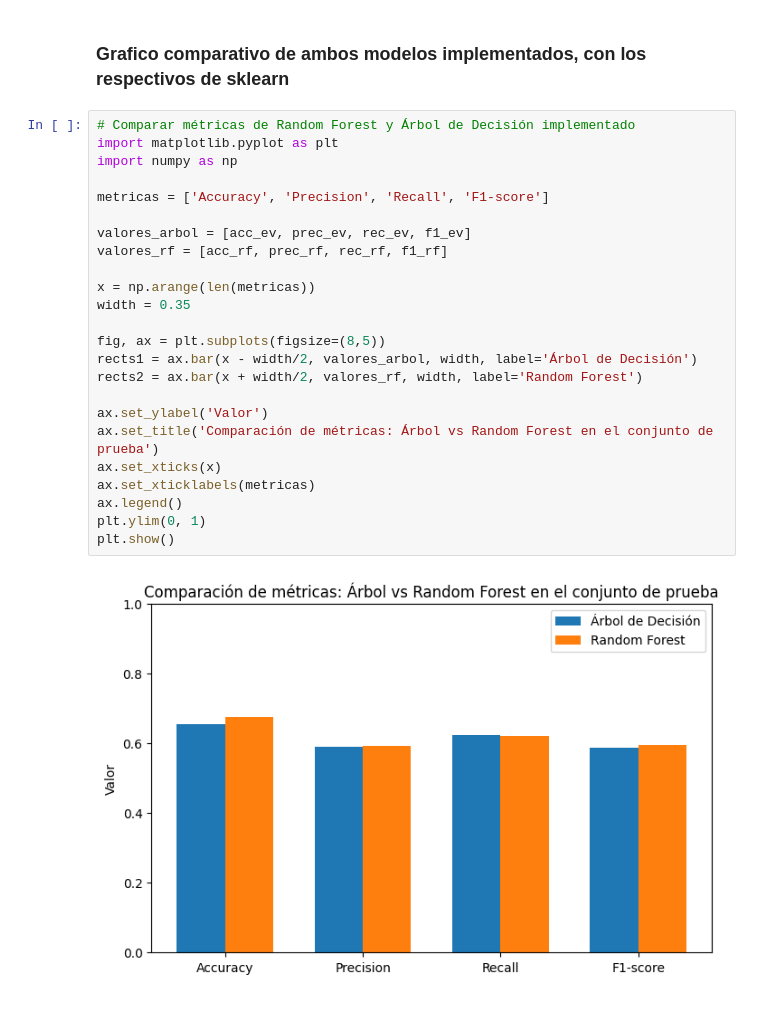
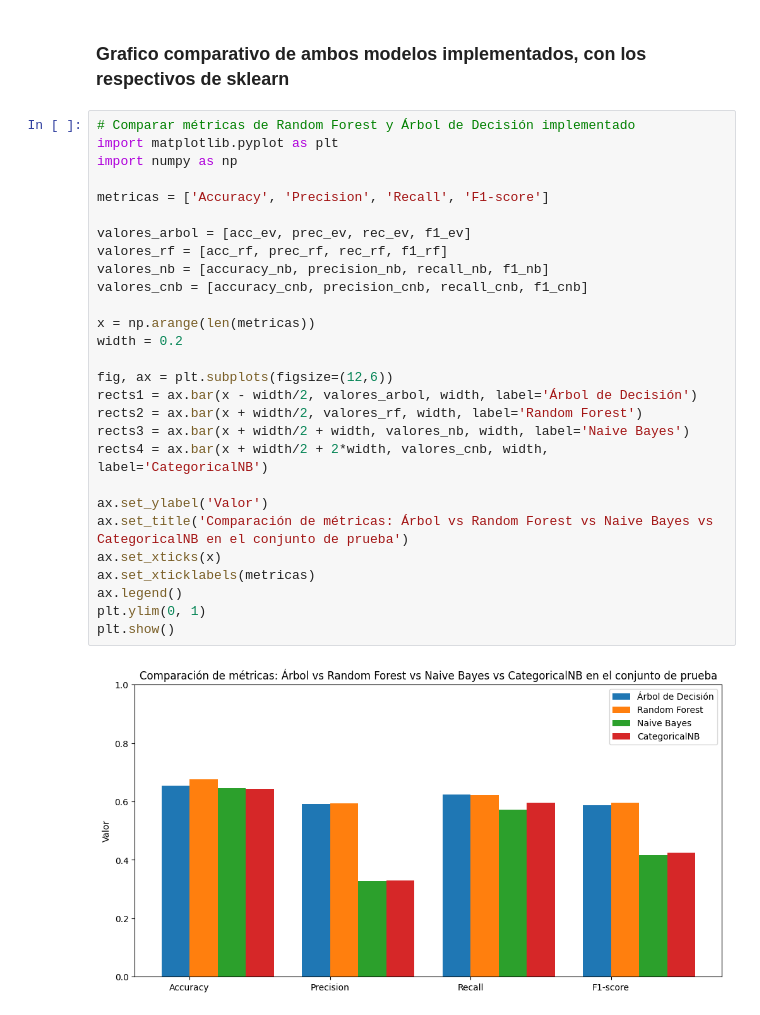
Before and after one commit to facuguisande/AA25, a Jupyter notebook: tarea.ipynb, the cells around one changed output. Cells and saved outputs as stored; diff of their text form.

```diff
--- a/tarea.ipynb
+++ b/tarea.ipynb
@@ -1433,26 +1433,30 @@ plt.show()
 # %%
 # Comparar métricas de Random Forest y Árbol de Decisión implementado
 import matplotlib.pyplot as plt
 import numpy as np
 
 metricas = ['Accuracy', 'Precision', 'Recall', 'F1-score']
 
 valores_arbol = [acc_ev, prec_ev, rec_ev, f1_ev]
 valores_rf = [acc_rf, prec_rf, rec_rf, f1_rf]
+valores_nb = [accuracy_nb, precision_nb, recall_nb, f1_nb]
+valores_cnb = [accuracy_cnb, precision_cnb, recall_cnb, f1_cnb]
 
 x = np.arange(len(metricas))
-width = 0.35
+width = 0.2
 
-fig, ax = plt.subplots(figsize=(8,5))
+fig, ax = plt.subplots(figsize=(12,6))
 rects1 = ax.bar(x - width/2, valores_arbol, width, label='Árbol de Decisión')
 rects2 = ax.bar(x + width/2, valores_rf, width, label='Random Forest')
+rects3 = ax.bar(x + width/2 + width, valores_nb, width, label='Naive Bayes')
+rects4 = ax.bar(x + width/2 + 2*width, valores_cnb, width, label='CategoricalNB')
 
 ax.set_ylabel('Valor')
-ax.set_title('Comparación de métricas: Árbol vs Random Forest en el conjunto de prueba')
+ax.set_title('Comparación de métricas: Árbol vs Random Forest vs Naive Bayes vs CategoricalNB en el conjunto de prueba')
 ax.set_xticks(x)
 ax.set_xticklabels(metricas)
 ax.legend()
 plt.ylim(0, 1)
 plt.show()
 # %% [output]
-[figure, old version]
+[figure, new version]
```
